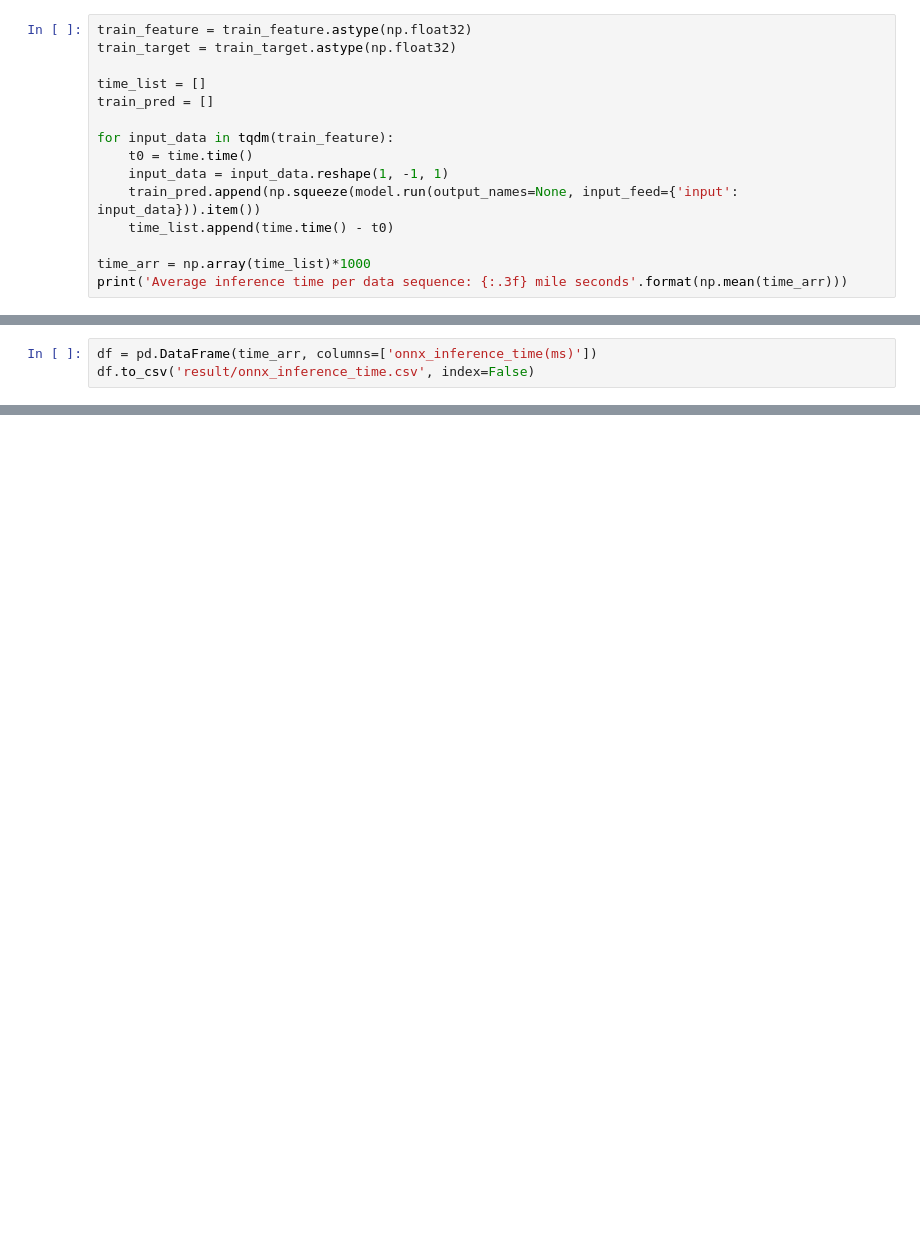
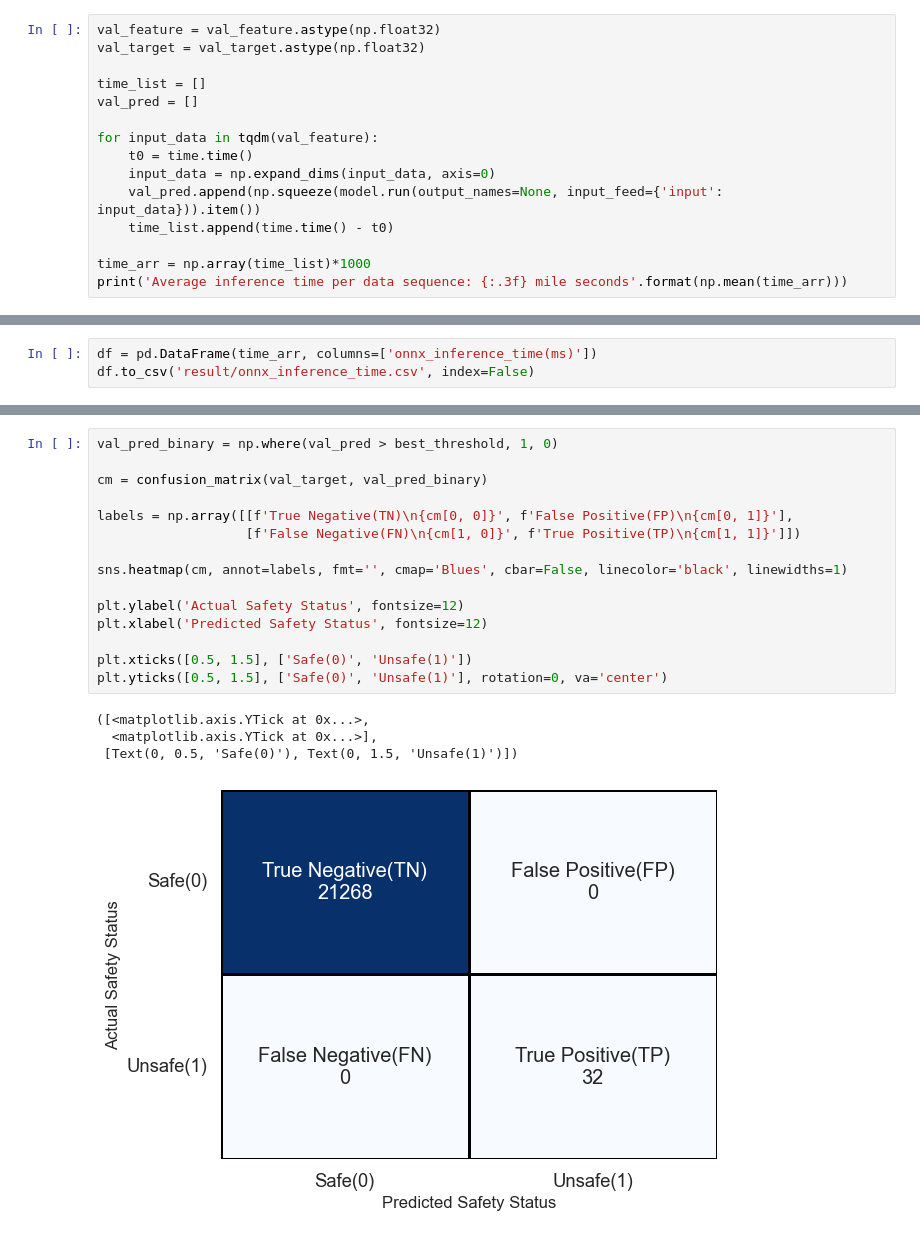
Before and after one commit to jinbeomjeong/forecast_pile_driver_load, a Jupyter notebook: analysis_onnx_model.ipynb, the cells around one changed output, grey strips where cells are left out. Cells and saved outputs as stored; diff of their text form; blank space fills up the shorter version.

```diff
--- a/analysis_onnx_model.ipynb
+++ b/analysis_onnx_model.ipynb
@@ -78,14 +97,14 @@ print(val_feature.shape, val_target.shape)
 # %%
-train_feature = train_feature.astype(np.float32)
-train_target = train_target.astype(np.float32)
+val_feature = val_feature.astype(np.float32)
+val_target = val_target.astype(np.float32)
 
 time_list = []
-train_pred = []
+val_pred = []
 
-for input_data in tqdm(train_feature):
+for input_data in tqdm(val_feature):
     t0 = time.time()
-    input_data = input_data.reshape(1, -1, 1)
-    train_pred.append(np.squeeze(model.run(output_names=None, input_feed={'input': input_data})).item())
+    input_data = np.expand_dims(input_data, axis=0)
+    val_pred.append(np.squeeze(model.run(output_names=None, input_feed={'input': input_data})).item())
     time_list.append(time.time() - t0)
 
 time_arr = np.array(time_list)*1000
@@ -193,0 +195,20 @@ sns.scatterplot(np.array(time_list)*1000)
+# %%
+val_pred_binary = np.where(val_pred > best_threshold, 1, 0)
+
+cm = confusion_matrix(val_target, val_pred_binary)
+
+labels = np.array([[f'True Negative(TN)\n{cm[0, 0]}', f'False Positive(FP)\n{cm[0, 1]}'],
+                   [f'False Negative(FN)\n{cm[1, 0]}', f'True Positive(TP)\n{cm[1, 1]}']])
+
+sns.heatmap(cm, annot=labels, fmt='', cmap='Blues', cbar=False, linecolor='black', linewidths=1)
+
+plt.ylabel('Actual Safety Status', fontsize=12)
+plt.xlabel('Predicted Safety Status', fontsize=12)
+
+plt.xticks([0.5, 1.5], ['Safe(0)', 'Unsafe(1)'])
+plt.yticks([0.5, 1.5], ['Safe(0)', 'Unsafe(1)'], rotation=0, va='center')
+# %% [output]
+([<matplotlib.axis.YTick at 0x...>,
+  <matplotlib.axis.YTick at 0x...>],
+ [Text(0, 0.5, 'Safe(0)'), Text(0, 1.5, 'Unsafe(1)')])
+[figure, added]
```
Also changed, not shown: parts of 28 cells of this notebook, 4 other files.
